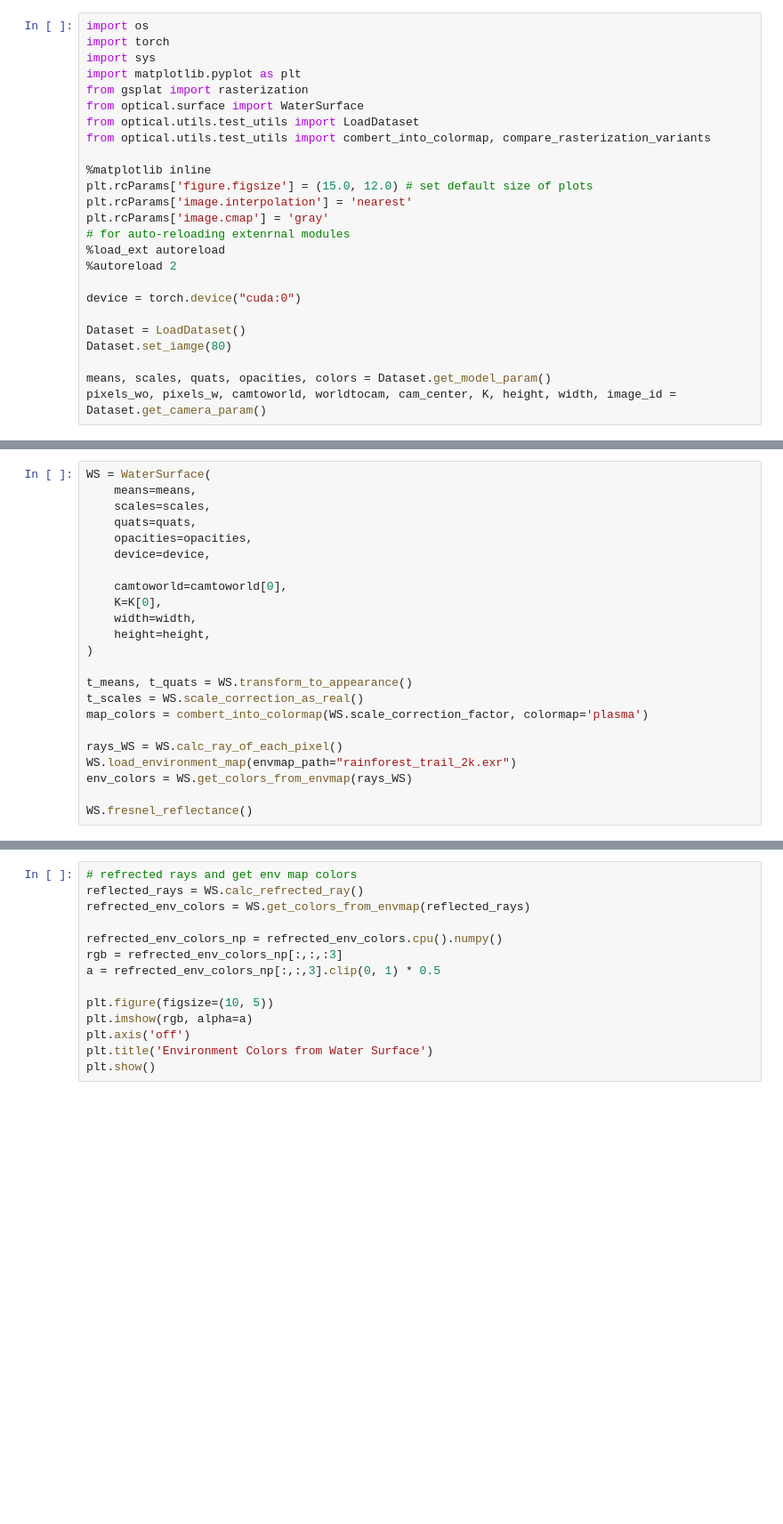
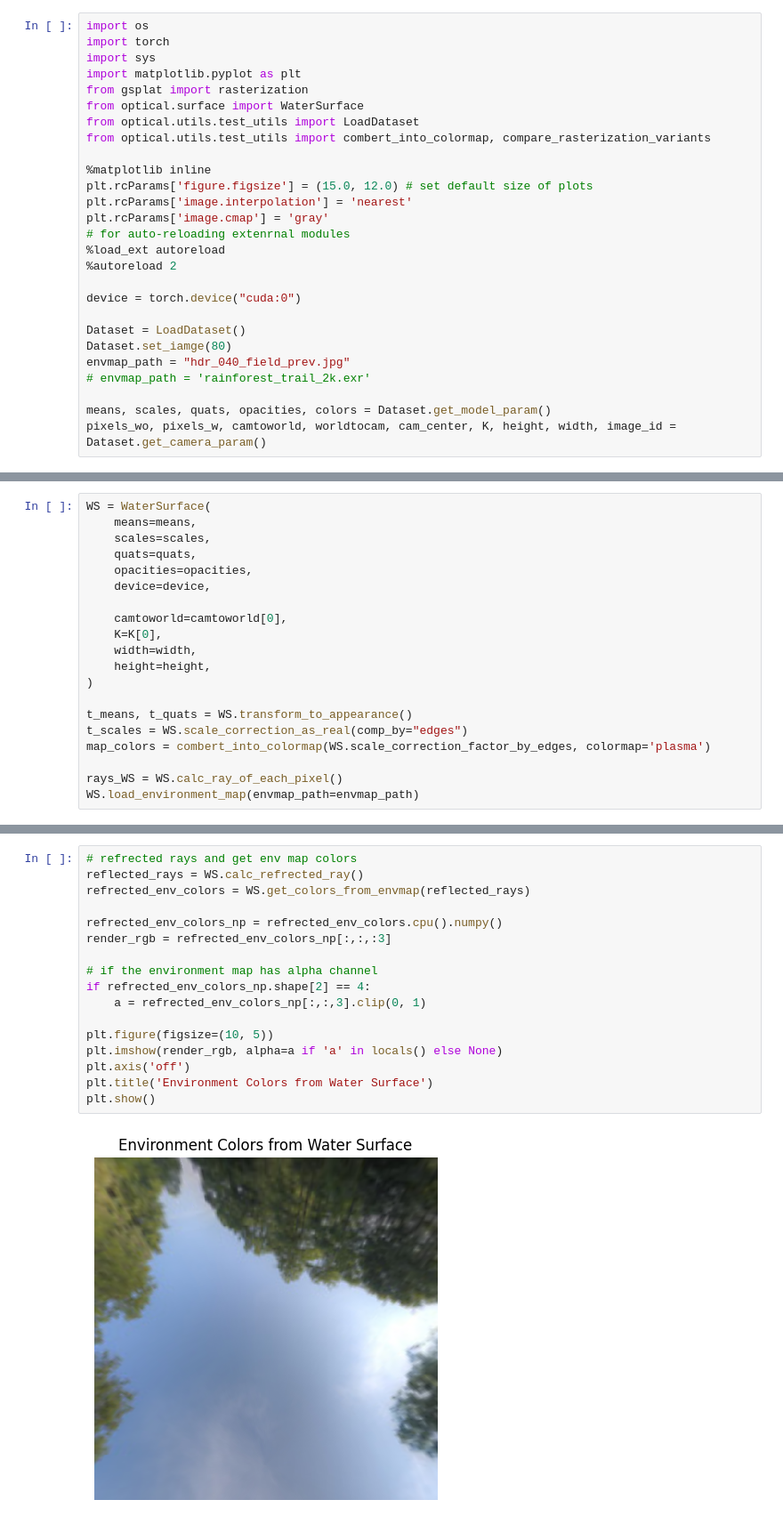
Before and after one commit to unotaiki/gsplat, a Jupyter notebook: optical/environment_map/env_map_refrection.ipynb, the cells around one changed output, grey strips where cells are left out. Shown at 89% size. Saved outputs shown, nothing was run; the diff lists cells and outputs as text; blank space fills up the shorter version.

```diff
--- a/optical/environment_map/env_map_refrection.ipynb
+++ b/optical/environment_map/env_map_refrection.ipynb
@@ -25,6 +26,8 @@ device = torch.device("cuda:0")
 
 Dataset = LoadDataset()
 Dataset.set_iamge(80)
+envmap_path = "hdr_040_field_prev.jpg"
+# envmap_path = 'rainforest_trail_2k.exr'
 
 means, scales, quats, opacities, colors = Dataset.get_model_param()
 pixels_wo, pixels_w, camtoworld, worldtocam, cam_center, K, height, width, image_id = Dataset.get_camera_param()
@@ -51,11 +53,8 @@ WS = WaterSurface(
 )
 
 t_means, t_quats = WS.transform_to_appearance()
-t_scales = WS.scale_correction_as_real()
-map_colors = combert_into_colormap(WS.scale_correction_factor, colormap='plasma')
+t_scales = WS.scale_correction_as_real(comp_by="edges")
+map_colors = combert_into_colormap(WS.scale_correction_factor_by_edges, colormap='plasma')
 
 rays_WS = WS.calc_ray_of_each_pixel()
-WS.load_environment_map(envmap_path="rainforest_trail_2k.exr")
-env_colors = WS.get_colors_from_envmap(rays_WS)
-
-WS.fresnel_reflectance()
+WS.load_environment_map(envmap_path=envmap_path)
@@ -62,15 +77,20 @@ WS.fresnel_reflectance()
 # %%
 # refrected rays and get env map colors
 reflected_rays = WS.calc_refrected_ray()
 refrected_env_colors = WS.get_colors_from_envmap(reflected_rays)
 
 refrected_env_colors_np = refrected_env_colors.cpu().numpy()
-rgb = refrected_env_colors_np[:,:,:3]
-a = refrected_env_colors_np[:,:,3].clip(0, 1) * 0.5
+render_rgb = refrected_env_colors_np[:,:,:3]
+
+# if the environment map has alpha channel
+if refrected_env_colors_np.shape[2] == 4:
+    a = refrected_env_colors_np[:,:,3].clip(0, 1)
 
 plt.figure(figsize=(10, 5))
-plt.imshow(rgb, alpha=a)
+plt.imshow(render_rgb, alpha=a if 'a' in locals() else None)
 plt.axis('off')
 plt.title('Environment Colors from Water Surface')
 plt.show()
+# %% [output]
+[figure, added]
 # %%
```
Also changed, not shown: parts of 14 cells of this notebook, 5 other files.
